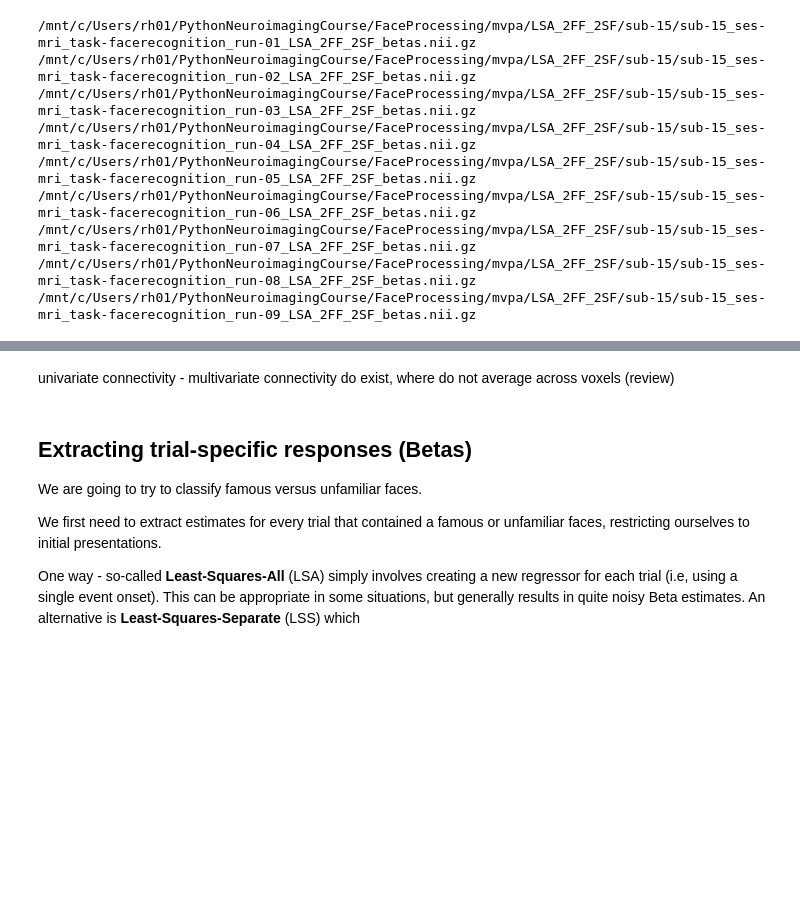
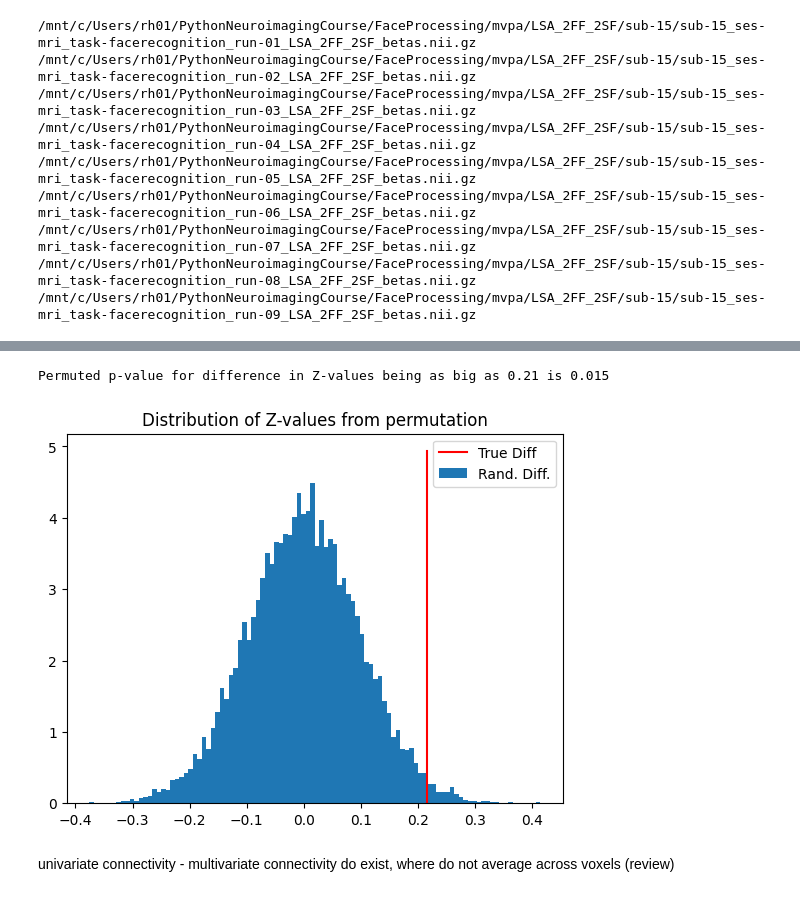
Before and after one commit to mabdelhack/ISN2025, a Jupyter notebook: Notebooks/nb09_fcon.ipynb, the cells around one changed output, grey strips where cells are left out. Saved outputs shown, nothing was run; the diff lists cells and outputs as text; code cells hidden in the pictures; blank space fills up the shorter version.

```diff
--- a/Notebooks/nb09_fcon.ipynb
+++ b/Notebooks/nb09_fcon.ipynb
@@ -160,2 +171,30 @@ print(len(con1))
+# %%
+num_rand = int(1e4) # Number of randomisations
+Rval = np.empty([len(conditions),num_rand])
+for con, condition in enumerate(conditions):
+    fusi_samp = fusi_data[trials_per_condition[con]]
+
+    for r in range(num_rand):
+        amyg_perm = np.random.permutation(amyg_data[trials_per_condition[con]])
+        pcor = pearsonr(fusi_samp, amyg_perm)
+        Rval[con,r] = pcor.statistic
+
+Rval_dif_data = Rval_data[0] - Rval_data[1]
+Rval_dif_perm = Rval[0,:] - Rval[1,:]
+
+# Convert to Z-values using Fisher transform (atanh)
+#Zval_dif_data = np.arctanh(Rval_data[0]) - np.arctanh(Rval_data[1])
+#Zval_dif_perm = np.arctanh(Rval[0,:]) - np.arctanh(Rval[1,:])
+
+pdf, bin_edges = np.histogram(Rval_dif_perm, bins=100, density=True)
+plt.figure(); plt.bar((bin_edges[:-1] + bin_edges[1:]) / 2, pdf, width=bin_edges[1] - bin_edges[0])
+plt.plot([Rval_dif_data, Rval_dif_data], [0, 1.1*np.max(pdf)], 'r-')
+plt.title('Distribution of Z-values from permutation'); plt.legend(['True Diff', 'Rand. Diff.']);
+
+pval = (np.sum(np.abs(Rval_dif_perm) >= np.abs(Rval_dif_data)) + 1) / (2*num_rand + 1)
+print(f'Permuted p-value for difference in Z-values being as big as {round(Rval_dif_data,2)} is {round(pval,3)}')
+# %% [output]
+Permuted p-value for difference in Z-values being as big as 0.21 is 0.015
+[figure, added]
 # %% [markdown]
 univariate connectivity - multivariate connectivity do exist, where do not average across voxels (review)
@@ -184,8 +200,0 @@ print("Mean accuracy:", np.mean(accuracy))
-# %% [markdown]
-## Extracting trial-specific responses (Betas)
-
-We are going to try to classify famous versus unfamiliar faces.
-
-We first need to extract estimates for every trial that contained a famous or unfamiliar faces, restricting ourselves to initial presentations.
-
-One way - so-called **Least-Squares-All** (LSA) simply involves creating a new regressor for each trial (i.e, using a single event onset). This can be appropriate in some situations, but generally results in quite noisy Beta estimates. An alternative is **Least-Squares-Separate** (LSS) which
```
Also changed, not shown: parts of 55 cells of this notebook, 1 other file.
